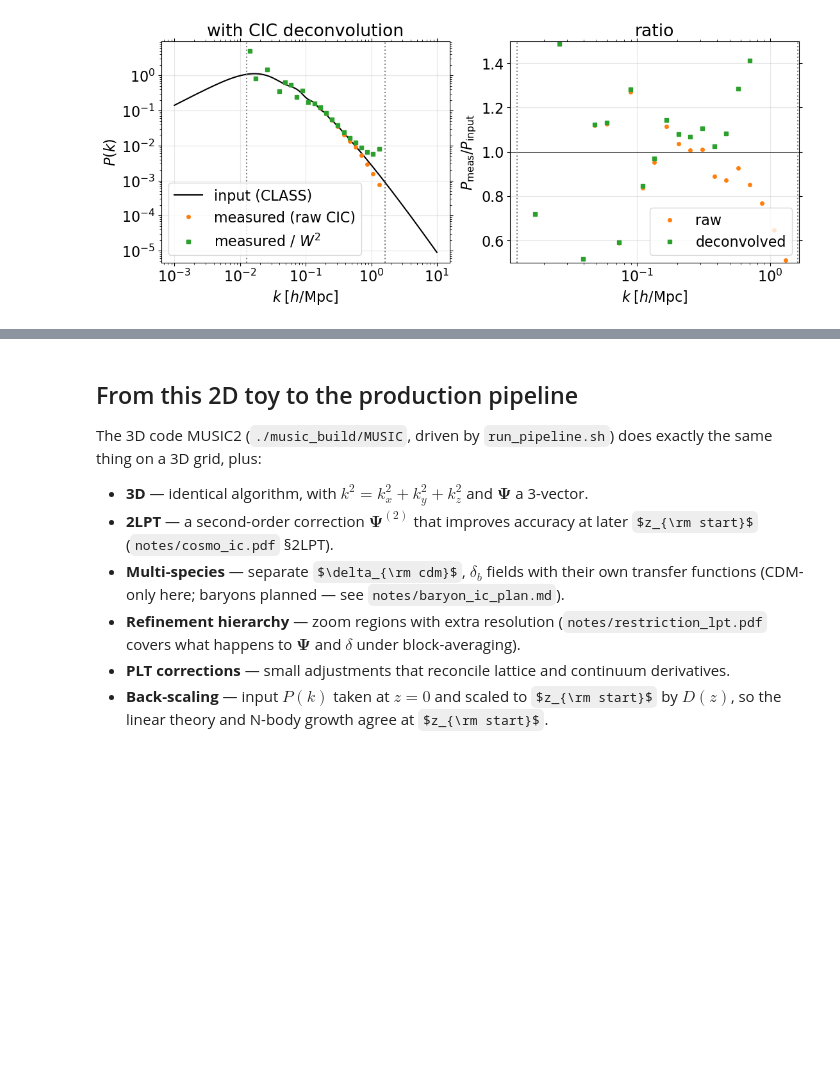
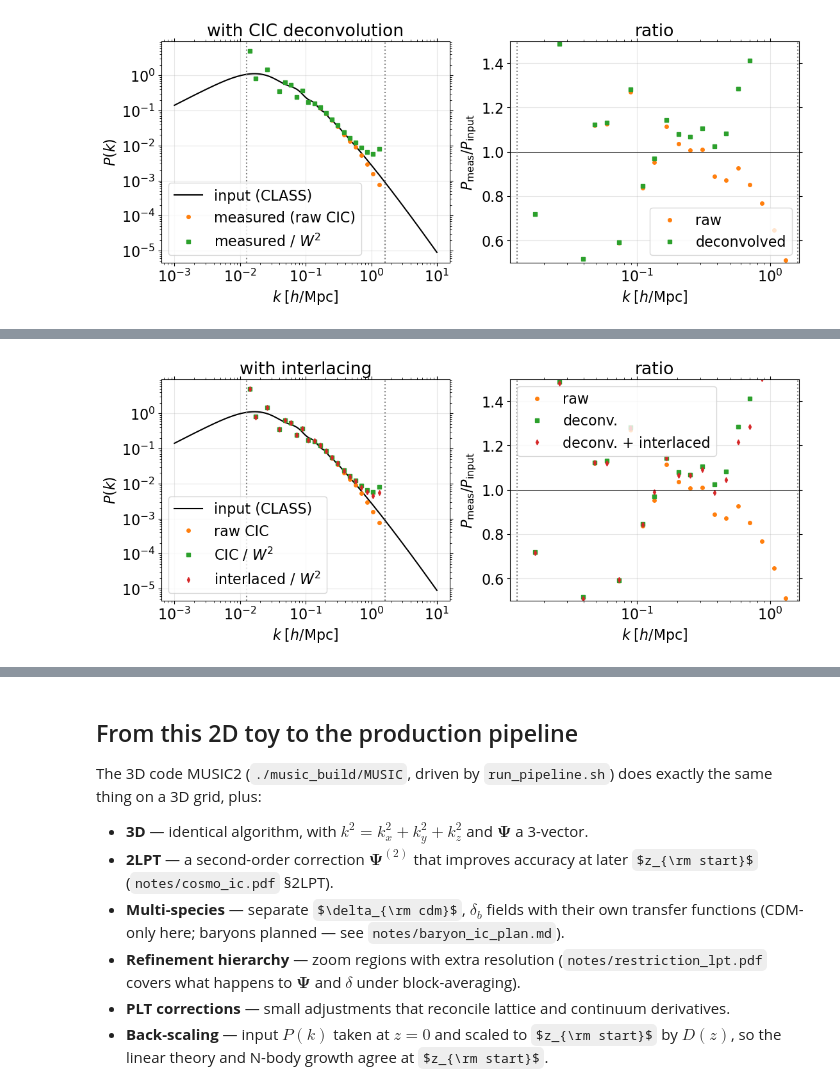
Before and after one commit to jeonggyukim/cosmo-sim, a Jupyter notebook: notebooks/00_generate_ic_from_scratch.ipynb, the cells around one changed output, grey strips where cells are left out. Cells and saved outputs as stored; diff of their text form; code cells hidden in the pictures; some formulas as TeX source; blank space fills up the shorter version.

```diff
--- a/notebooks/00_generate_ic_from_scratch.ipynb
+++ b/notebooks/00_generate_ic_from_scratch.ipynb
@@ -388,0 +439,46 @@ plt.show()
+# %%
+# Half-cell shift: deposit the same particles on a grid offset by dx/2.
+points2 = (points + np.array([dx/2, dx/2])) % L
+rho2    = cic_2d(points2, L, N)
+delta_1 = rho  / rho.mean()  - 1
+delta_2 = rho2 / rho2.mean() - 1
+
+dk_1 = np.fft.fftn(delta_1)
+dk_2 = np.fft.fftn(delta_2)
+
+# Unshift phase, then average. Sign convention matches icpipe.ICField.
+phase  = np.exp(1j * (KX + KY) * dx / 2)
+dk_int = 0.5 * (dk_1 + phase * dk_2)
+
+P_modes_int = (V / N**4) * np.abs(dk_int)**2 / W2_2d
+
+P_meas_int = np.empty(len(ctrs))
+for i in range(len(ctrs)):
+    sel = (Kmag >= edges[i]) & (Kmag < edges[i+1])
+    P_meas_int[i] = P_modes_int[sel].mean() if sel.any() else np.nan
+
+fig, ax = plt.subplots(1, 2, figsize=(11, 4.5), constrained_layout=True)
+
+ax[0].loglog(k_show, th.Pk(k_show), 'k-', label='input (CLASS)')
+ax[0].loglog(ctrs, P_meas,     'oC1', ms=4, label='raw CIC')
+ax[0].loglog(ctrs, P_meas_dec, 'sC2', ms=4, label=r'CIC / $W^2$')
+ax[0].loglog(ctrs, P_meas_int, 'dC3', ms=4, label=r'interlaced / $W^2$')
+ax[0].axvline(2*np.pi/L, color='gray', ls=':')
+ax[0].axvline(np.pi/dx,  color='gray', ls=':')
+ax[0].set_xlabel(r'$k\;[h/\mathrm{Mpc}]$'); ax[0].set_ylabel(r'$P(k)$')
+ax[0].legend(); ax[0].grid(alpha=0.3)
+ax[0].set_title('with interlacing')
+
+ax[1].semilogx(ctrs, P_meas    /th.Pk(ctrs), 'oC1', ms=4, label='raw')
+ax[1].semilogx(ctrs, P_meas_dec/th.Pk(ctrs), 'sC2', ms=4, label='deconv.')
+ax[1].semilogx(ctrs, P_meas_int/th.Pk(ctrs), 'dC3', ms=4, label='deconv. + interlaced')
+ax[1].axhline(1, color='k', lw=0.5)
+ax[1].axvline(2*np.pi/L, color='gray', ls=':')
+ax[1].axvline(np.pi/dx,  color='gray', ls=':')
+ax[1].set_xlabel(r'$k\;[h/\mathrm{Mpc}]$')
+ax[1].set_ylabel(r'$P_{\rm meas} / P_{\rm input}$')
+ax[1].set_ylim(0.5, 1.5); ax[1].grid(alpha=0.3); ax[1].legend()
+ax[1].set_title('ratio')
+plt.show()
+# %% [output]
+[figure, added]
```
Also changed, not shown: parts of 2 cells of this notebook.
